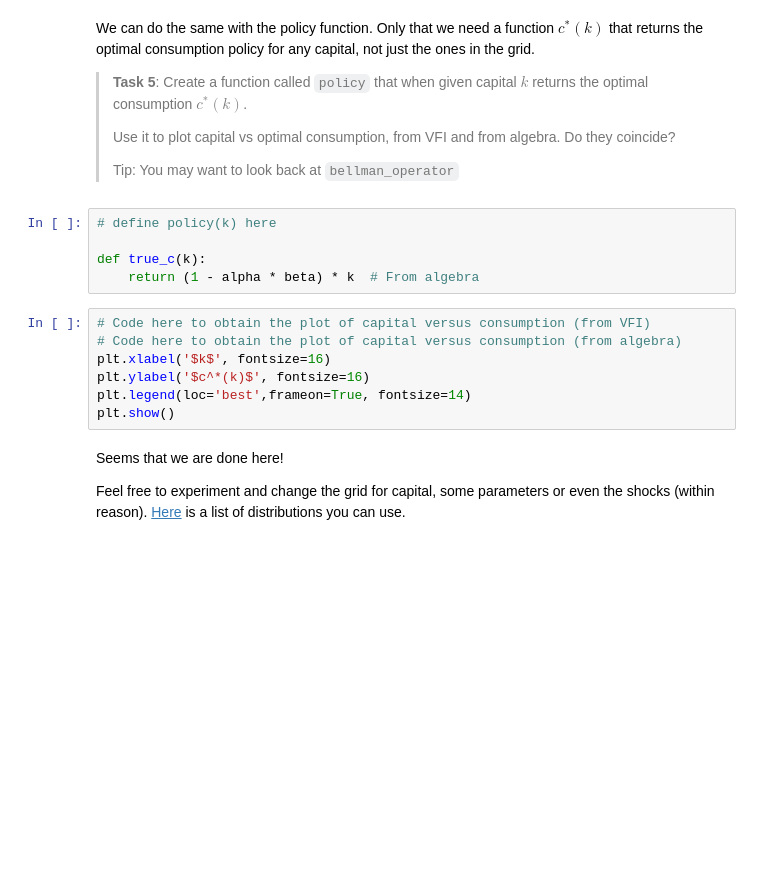
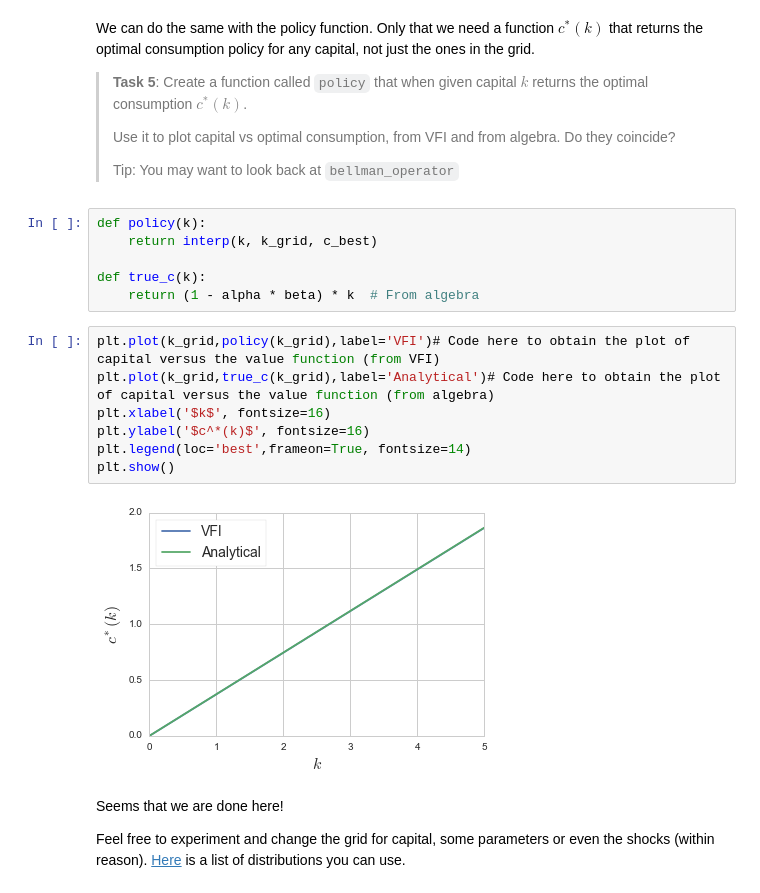
Before and after one commit to crisla/code-club, a Jupyter notebook: s3/VFI 1.5.ipynb, the cells around one changed output. Cells and saved outputs as stored; diff of their text form; blank space fills up the shorter version.

```diff
--- a/s3/VFI 1.5.ipynb
+++ b/s3/VFI 1.5.ipynb
@@ -167,17 +196,20 @@ We can do the same with the policy function. Only that we need a function $c^*(k
 >
 > Tip: You may want to look back at ``bellman_operator``
 # %%
-# define policy(k) here
+def policy(k):
+    return interp(k, k_grid, c_best)
 
 def true_c(k):
     return (1 - alpha * beta) * k  # From algebra
 # %%
-# Code here to obtain the plot of capital versus consumption (from VFI)
-# Code here to obtain the plot of capital versus consumption (from algebra)
+plt.plot(k_grid,policy(k_grid),label='VFI')# Code here to obtain the plot of capital versus the value function (from VFI)
+plt.plot(k_grid,true_c(k_grid),label='Analytical')# Code here to obtain the plot of capital versus the value function (from algebra)
 plt.xlabel('$k$', fontsize=16)
 plt.ylabel('$c^*(k)$', fontsize=16)
 plt.legend(loc='best',frameon=True, fontsize=14)
 plt.show()
+# %% [output]
+[figure, added]
 # %% [markdown]
 Seems that we are done here!
 
```
Also changed, not shown: parts of 9 cells of this notebook, 2 other files.
